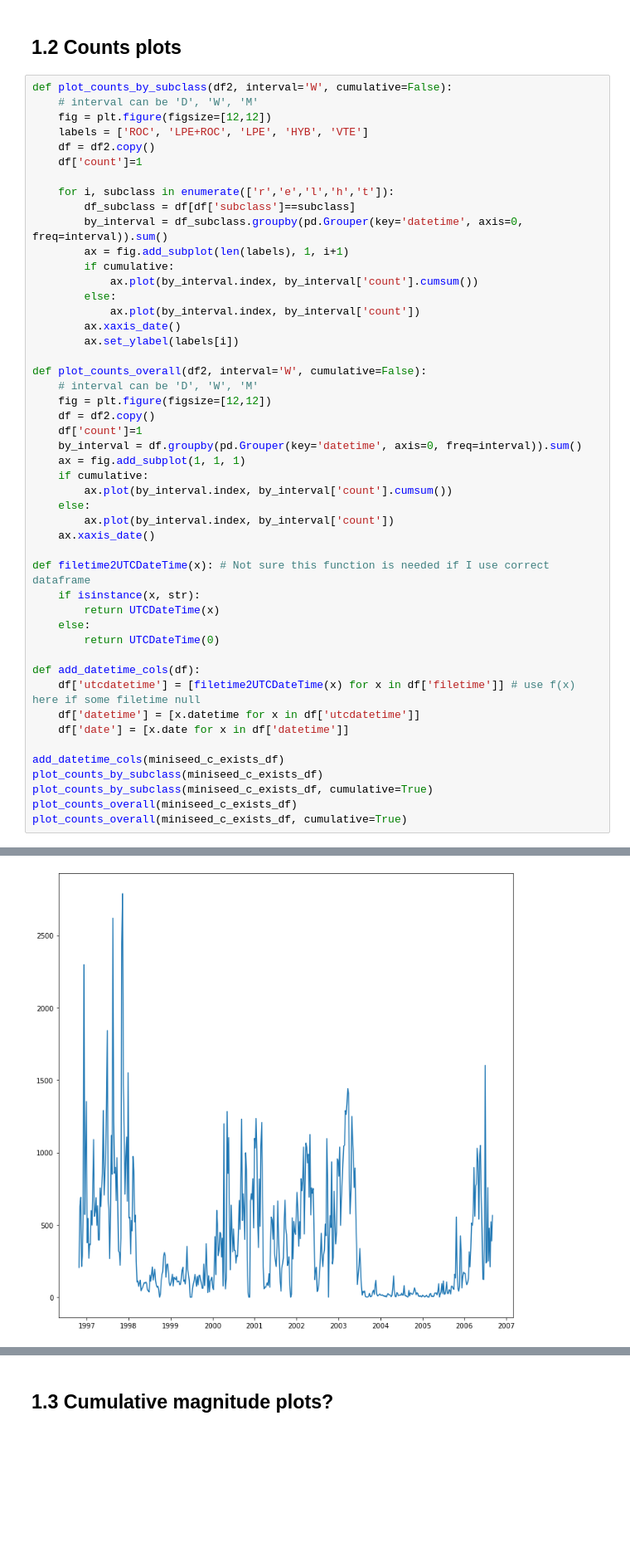
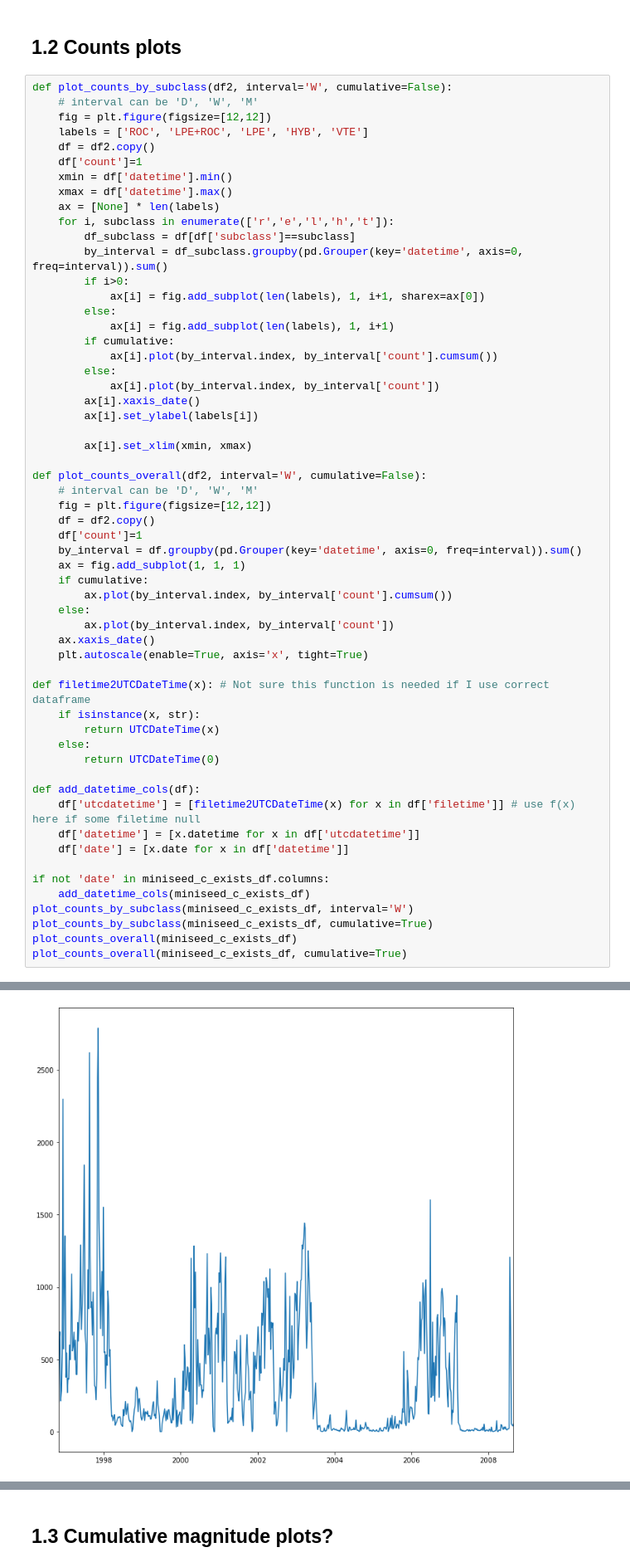
Before and after one commit to gthompson/kitchensinkGT, a Jupyter notebook: PROJECTS/MontserratML/magnitude_analysis.ipynb, the cells around one changed output, grey strips where cells are left out. Shown at 83% size. Drawn from its saved outputs; the diff is of its cells as text; blank space fills up the shorter version.

```diff
--- a/PROJECTS/MontserratML/magnitude_analysis.ipynb
+++ b/PROJECTS/MontserratML/magnitude_analysis.ipynb
@@ -200,17 +204,24 @@ def plot_counts_by_subclass(df2, interval='W', cumulative=False):
     labels = ['ROC', 'LPE+ROC', 'LPE', 'HYB', 'VTE']
     df = df2.copy()
     df['count']=1
-
+    xmin = df['datetime'].min()
+    xmax = df['datetime'].max()
+    ax = [None] * len(labels)
     for i, subclass in enumerate(['r','e','l','h','t']):
         df_subclass = df[df['subclass']==subclass]
         by_interval = df_subclass.groupby(pd.Grouper(key='datetime', axis=0, freq=interval)).sum()
-        ax = fig.add_subplot(len(labels), 1, i+1)
+        if i>0:
+            ax[i] = fig.add_subplot(len(labels), 1, i+1, sharex=ax[0])
+        else:
+            ax[i] = fig.add_subplot(len(labels), 1, i+1)
         if cumulative:
-            ax.plot(by_interval.index, by_interval['count'].cumsum())
+            ax[i].plot(by_interval.index, by_interval['count'].cumsum())
         else:
-            ax.plot(by_interval.index, by_interval['count'])
-        ax.xaxis_date()
-        ax.set_ylabel(labels[i])
+            ax[i].plot(by_interval.index, by_interval['count'])
+        ax[i].xaxis_date()
+        ax[i].set_ylabel(labels[i])
+
+        ax[i].set_xlim(xmin, xmax)
 
 def plot_counts_overall(df2, interval='W', cumulative=False):
     # interval can be 'D', 'W', 'M'
@@ -224,6 +235,7 @@ def plot_counts_overall(df2, interval='W', cumulative=False):
     else:
         ax.plot(by_interval.index, by_interval['count'])
     ax.xaxis_date()
+    plt.autoscale(enable=True, axis='x', tight=True)
 
 def filetime2UTCDateTime(x): # Not sure this function is needed if I use correct dataframe
     if isinstance(x, str):
@@ -236,8 +248,9 @@ def add_datetime_cols(df):
     df['datetime'] = [x.datetime for x in df['utcdatetime']]
     df['date'] = [x.date for x in df['datetime']]
 
-add_datetime_cols(miniseed_c_exists_df)
-plot_counts_by_subclass(miniseed_c_exists_df)
+if not 'date' in miniseed_c_exists_df.columns:
+    add_datetime_cols(miniseed_c_exists_df)
+plot_counts_by_subclass(miniseed_c_exists_df, interval='W')
 plot_counts_by_subclass(miniseed_c_exists_df, cumulative=True)
 plot_counts_overall(miniseed_c_exists_df)
 plot_counts_overall(miniseed_c_exists_df, cumulative=True)
@@ -247 +260 @@ plot_counts_overall(miniseed_c_exists_df, cumulative=True)
-[figure, old version]
+[figure, new version]
```
Also changed, not shown: parts of 7 cells of this notebook, 2 other files.
